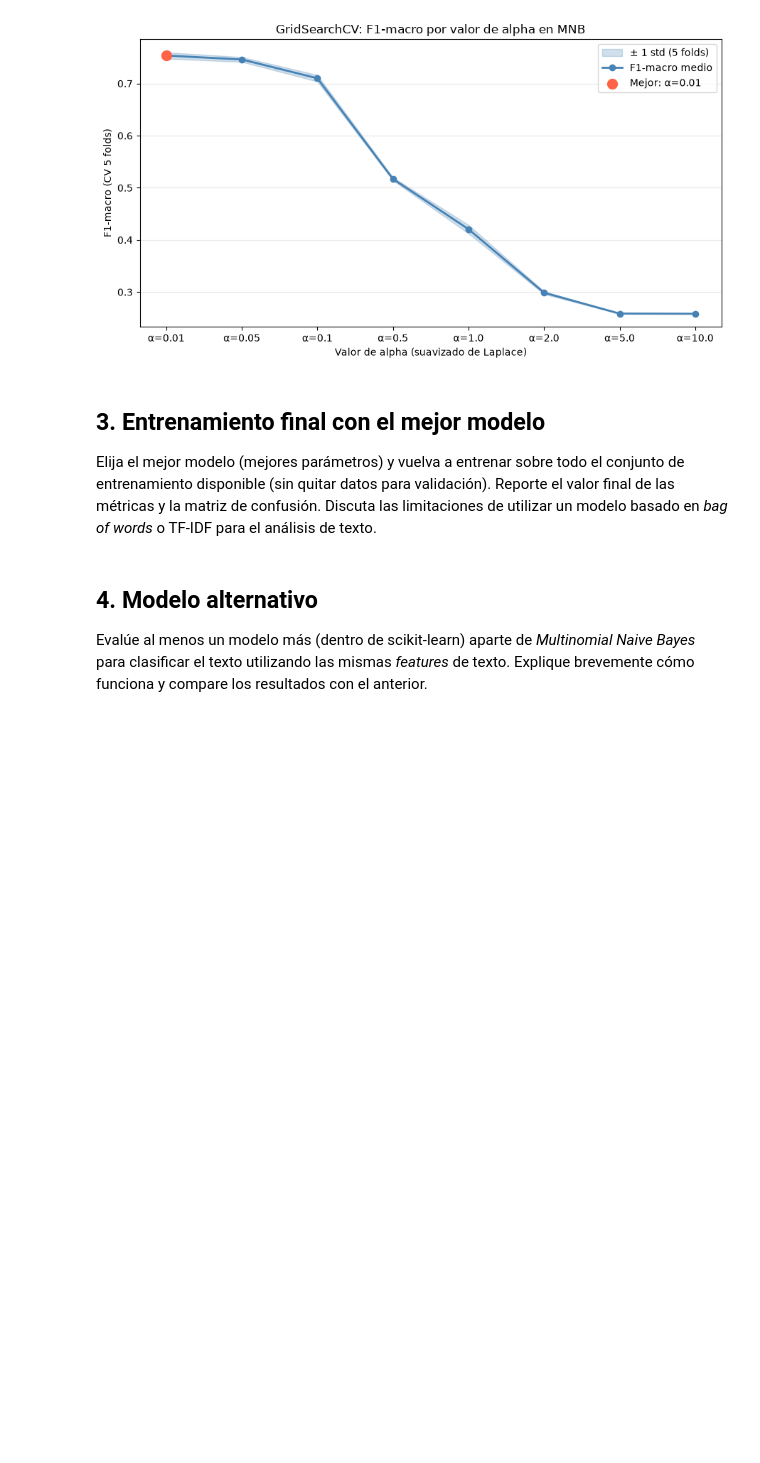
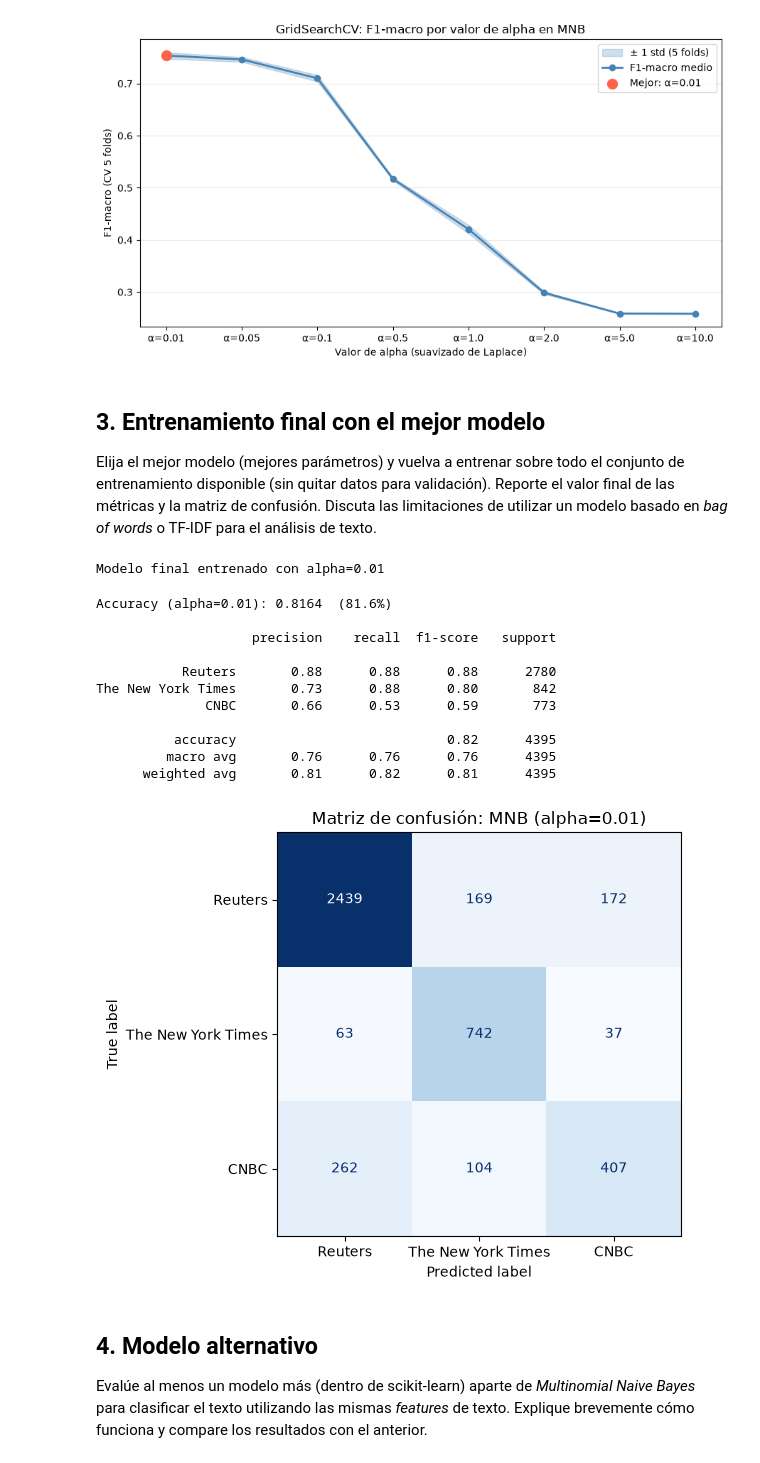
Before and after one commit to Nicolasvb23/intro-cd, a Jupyter notebook: Tarea_2/2026_tarea2.ipynb, the cells around one changed output. Cells and saved outputs as stored; diff of their text form; code cells hidden in the pictures; blank space fills up the shorter version.

```diff
--- a/Tarea_2/2026_tarea2.ipynb
+++ b/Tarea_2/2026_tarea2.ipynb
@@ -770,9 +770,43 @@ Elija el mejor modelo (mejores parámetros) y vuelva a entrenar sobre todo el co
 Reporte el valor final de las métricas y la matriz de confusión.
 Discuta las limitaciones de utilizar un modelo basado en *bag of words* o TF-IDF para el análisis de texto.
 # %%
-# TODO: Entrene el mejor modelo sobre todo el conjunto de entrenamiento
+best_alpha = gs.best_params_["alpha"]
+mnb_best = MultinomialNB(alpha=best_alpha)
+mnb_best.fit(X_train_tfidf, y_train)
+print(f"Modelo final entrenado con alpha={best_alpha}")
+# %% [output]
+Modelo final entrenado con alpha=0.01
 # %%
-# TODO: Evalúe el mejor modelo sobre el conjunto de test y reporte métricas finales
+y_pred_best = mnb_best.predict(X_test_tfidf)
+
+acc_best = accuracy_score(y_test, y_pred_best)
+print(f"Accuracy (alpha={best_alpha}): {acc_best:.4f}  ({acc_best*100:.1f}%)\n")
+print(classification_report(y_test, y_pred_best, labels=top_3_publications, target_names=top_3_publications))
+
+fig, ax = plt.subplots(figsize=(6, 5))
+ConfusionMatrixDisplay.from_predictions(
+    y_test, y_pred_best,
+    labels=top_3_publications,
+    display_labels=top_3_publications,
+    ax=ax, colorbar=False, cmap="Blues"
+)
+ax.set_title(f"Matriz de confusión: MNB (alpha={best_alpha})")
+plt.tight_layout()
+plt.savefig("../Tarea_2/informe/imagenes/chart_confusion_mnb_best.png", dpi=150, bbox_inches="tight")
+plt.show()
+# %% [output]
+Accuracy (alpha=0.01): 0.8164  (81.6%)
+
+                    precision    recall  f1-score   support
+
+           Reuters       0.88      0.88      0.88      2780
+The New York Times       0.73      0.88      0.80       842
+              CNBC       0.66      0.53      0.59       773
+
+          accuracy                           0.82      4395
+         macro avg       0.76      0.76      0.76      4395
+      weighted avg       0.81      0.82      0.81      4395
+[figure, added]
 # %% [markdown]
 ## 4. Modelo alternativo
 Evalúe al menos un modelo más (dentro de scikit-learn) aparte de *Multinomial Naive Bayes* para clasificar el texto utilizando las mismas *features* de texto.
```
Also changed, not shown: 3 other files.
